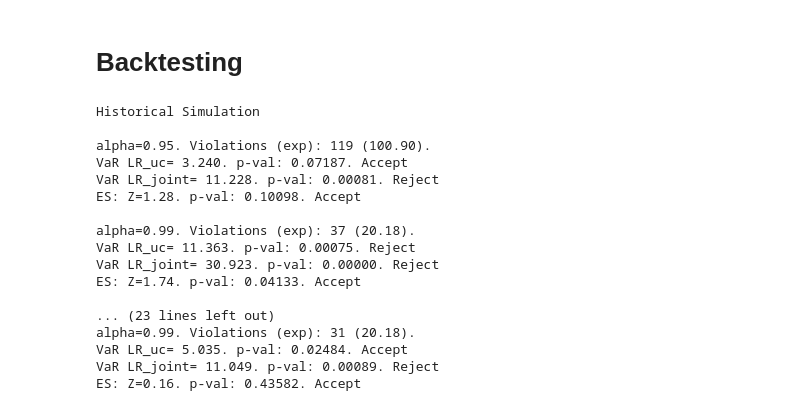
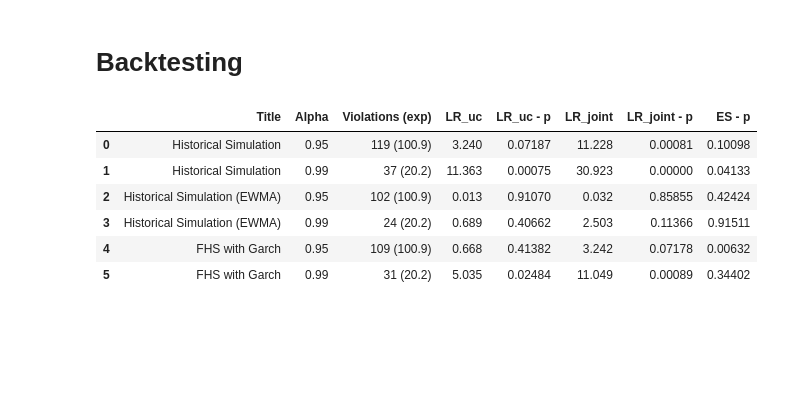
Before and after one commit to georgec123/qrm, a Jupyter notebook: q2.ipynb, the cells around one changed output. Drawn from its saved outputs; the diff is of its cells as text; code cells hidden in the pictures; blank space fills up the shorter version.

```diff
--- a/q2.ipynb
+++ b/q2.ipynb
@@ -230,7 +244,9 @@ def p_chi2(x: float, dof: int=1):
 def str_ci(x):
     return str(x).split('.')[1]
 
-def get_stats(data):
+def get_stats(data, title: str):
+    df=pd.DataFrame(columns=['Alpha', 'Violations (exp)', 'LR_uc', 'LR_uc - p','LR_joint', 'LR_joint - p', 'ES - p'])
+
     for alpha in [0.95, 0.99]:
 
         # str alpha for dataframe column lookup
@@ -267,33 +283,29 @@ def get_stats(data):
         # print(z, p_es)
         accept_es = accept_str(p_es, alpha)
 
-        print(f"\n{alpha=}. Violations (exp): {num_viols} ({expected_viols:.2f}).")
-        print(f"VaR LR_uc= {likelihood_uc:.3f}. p-val: {p_val_uc:.5f}. {accept_uc}")
-        print(f"VaR LR_joint= {likelihood_uc+likelihood_ind:.3f}. p-val: {p_val_joint:.5f}. {accept_joint}")
-        print(f"ES: Z={z:.2f}. p-val: {p_es:.5f}. {accept_es}")
-    print("\n")
+
+        # print(f"\n{alpha=}. Violations (exp): {num_viols} ({expected_viols:.2f}).")
+        # print(f"VaR LR_uc= {likelihood_uc:.3f}. p-val: {p_val_uc:.5f}. {accept_uc}")
+        # print(f"VaR LR_joint= {likelihood_uc+likelihood_ind:.3f}. p-val: {p_val_joint:.5f}. {accept_joint}")
+        # print(f"ES: Z={z:.2f}. p-val: {p_es:.5f}. {accept_es}")
+
+        df.loc[len(df),:] = [alpha, f"{num_viols} ({expected_viols:.1f})", f"{likelihood_uc:.3f}",
+            f"{p_val_uc:.5f}", f"{likelihood_uc+likelihood_ind:.3f}", f"{p_val_joint:.5f}",
+            f"{p_es:.5f}" ]
+    df.insert(0, 'Title', title)
+    return df
-# %%
-print("Historical Simulation")
-get_stats(df_a)
-print('\nHistorical Simulation (EWMA)')
-get_stats(df_b)
-print('\nFHS with Garch')
-get_stats(df_c)
-# %% [output]
-Historical Simulation
-
-alpha=0.95. Violations (exp): 119 (100.90).
-VaR LR_uc= 3.240. p-val: 0.07187. Accept
-VaR LR_joint= 11.228. p-val: 0.00081. Reject
-ES: Z=1.28. p-val: 0.10098. Accept
-
-alpha=0.99. Violations (exp): 37 (20.18).
-VaR LR_uc= 11.363. p-val: 0.00075. Reject
-VaR LR_joint= 30.923. p-val: 0.00000. Reject
-ES: Z=1.74. p-val: 0.04133. Accept
-
-... (23 lines left out)
-alpha=0.99. Violations (exp): 31 (20.18).
-VaR LR_uc= 5.035. p-val: 0.02484. Accept
-VaR LR_joint= 11.049. p-val: 0.00089. Reject
-ES: Z=0.16. p-val: 0.43582. Accept
+# %%
+backtesting_df = pd.concat(
+        [get_stats(df_a, "Historical Simulation"),
+        get_stats(df_b, "Historical Simulation (EWMA)"),
+        get_stats(df_c, "FHS with Garch")]
+        ).reset_index(drop=True)
+backtesting_df
+# %% [output]
+|  | Title | Alpha | Violations (exp) | LR_uc | LR_uc - p | LR_joint | LR_joint - p | ES - p |
+| 0 | Historical Simulation | 0.95 | 119 (100.9) | 3.240 | 0.07187 | 11.228 | 0.00081 | 0.10098 |
+| 1 | Historical Simulation | 0.99 | 37 (20.2) | 11.363 | 0.00075 | 30.923 | 0.00000 | 0.04133 |
+| 2 | Historical Simulation (EWMA) | 0.95 | 102 (100.9) | 0.013 | 0.91070 | 0.032 | 0.85855 | 0.42424 |
+| 3 | Historical Simulation (EWMA) | 0.99 | 24 (20.2) | 0.689 | 0.40662 | 2.503 | 0.11366 | 0.91511 |
+| 4 | FHS with Garch | 0.95 | 109 (100.9) | 0.668 | 0.41382 | 3.242 | 0.07178 | 0.00632 |
+| 5 | FHS with Garch | 0.99 | 31 (20.2) | 5.035 | 0.02484 | 11.049 | 0.00089 | 0.34402 |
```
Also changed, not shown: parts of 7 cells of this notebook, 1 other file.
